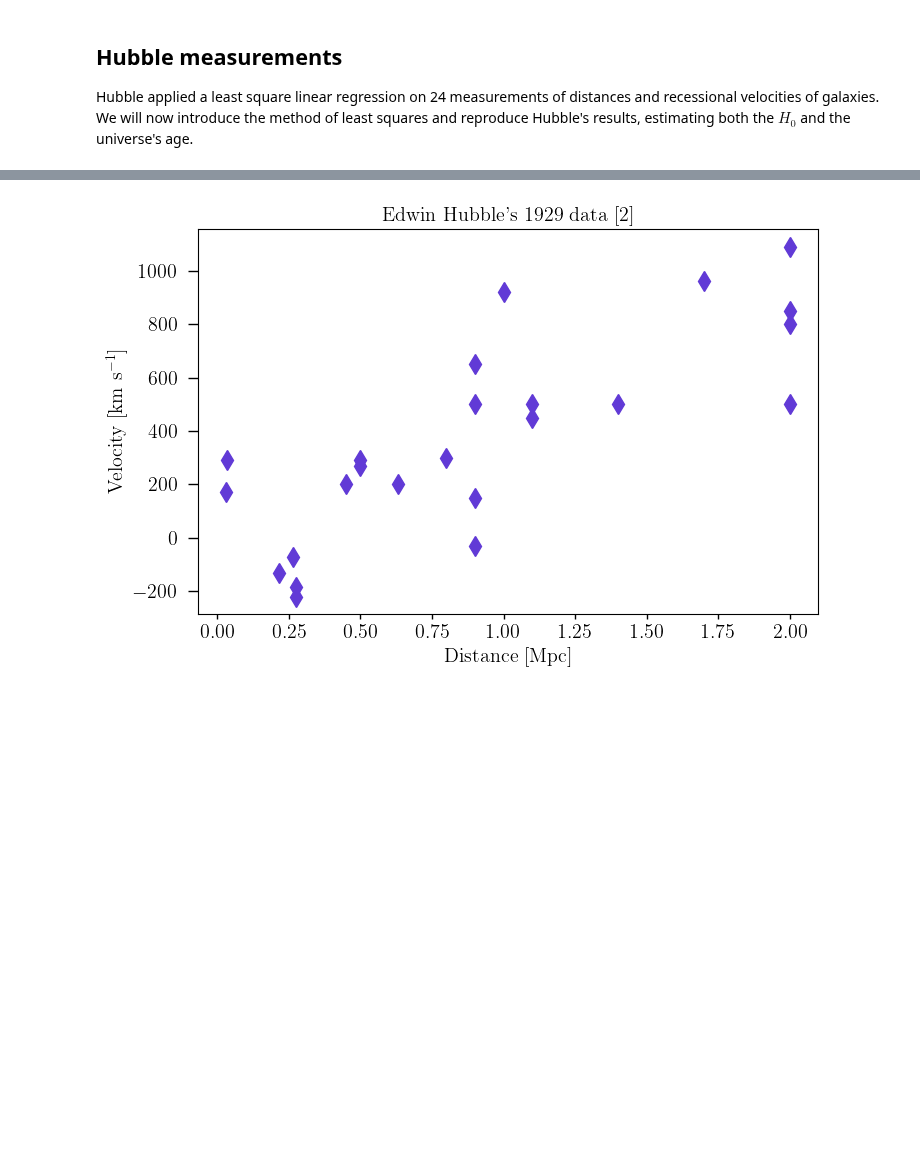
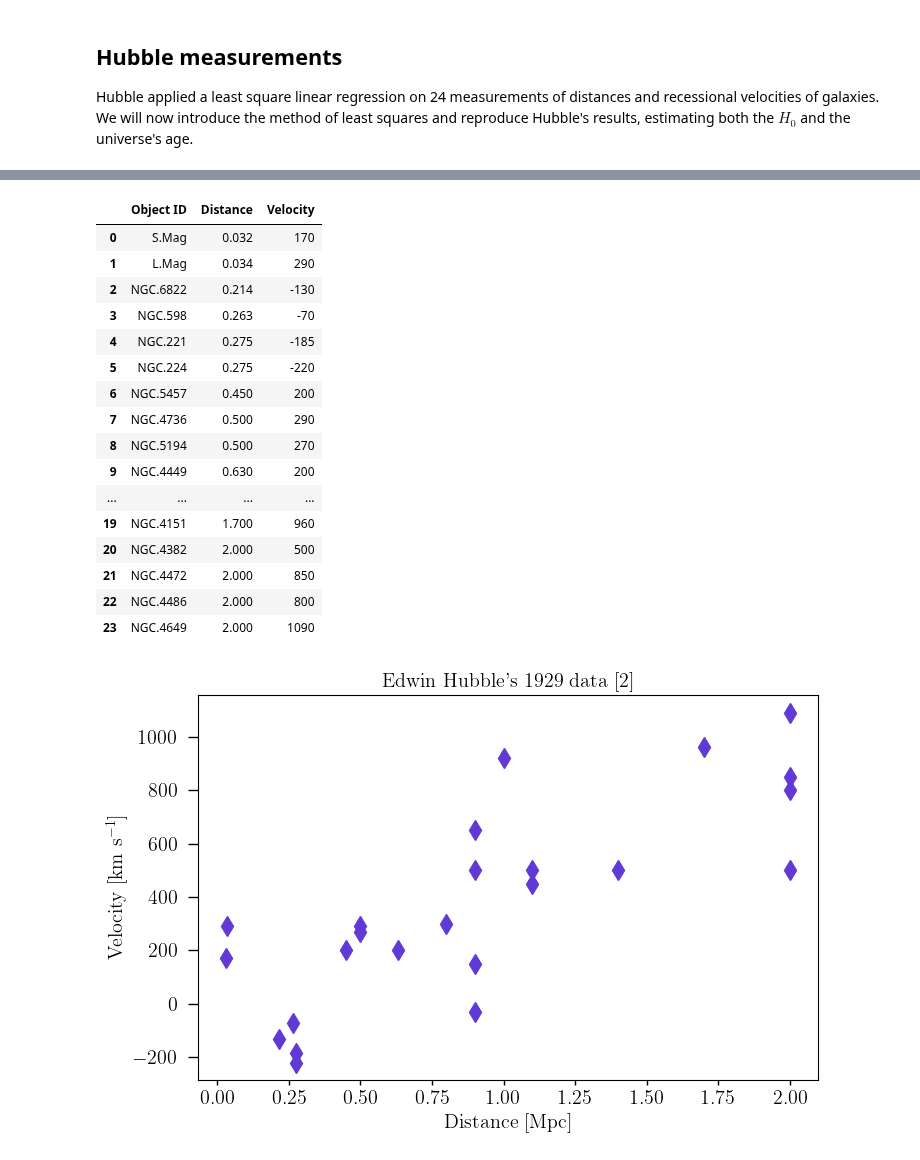
Before and after one commit to bernarditaried/Hubble-Lemaitre-Law, a Jupyter notebook: tutorial.ipynb, the cells around one changed output, grey strips where cells are left out. Drawn from its saved outputs; the diff is of its cells as text; code cells hidden in the pictures; blank space fills up the shorter version.

```diff
--- a/tutorial.ipynb
+++ b/tutorial.ipynb
@@ -159,6 +159,62 @@ In the above table, Hubble listed the galaxies used. In addition to its labels,
 </center>
 
 We will upload the distance and velocity columns in a pandas dataframe:
+# %%
+import numpy as np
+import matplotlib.pyplot as plt
+import pandas as pd
+
+plt.rcParams.update({
+'lines.color':'black',
+'font.family':'serif',
+'font.weight':'normal',
+'text.color':'black',
+'text.usetex':True,
+'axes.edgecolor':'black',
+'axes.titlesize':'x-large',
+'axes.labelsize':'x-large',
+'axes.labelcolor':'black',
+'xtick.labelsize':'x-large',
+'xtick.minor.width':1.0,
+'xtick.major.width':1.0,
+'ytick.major.size':7,
+'ytick.minor.size':4,
+'ytick.major.pad':8,
+'ytick.minor.pad':8,
+'ytick.labelsize':'x-large',
+'ytick.minor.width':1.0,
+'ytick.major.width':1.0,
+'legend.numpoints':1,
+'legend.fontsize':'x-large',
+'legend.shadow':False,
+'legend.frameon':False})
+
+color_1 = "#00B9E4"
+color_2 = "#FF0035"
+color_3 = "#613AD6"
+color_4 = "#FFC602"
+
+data = "Hubble_data.csv" # change then to the github url!
+df = pd.read_csv(data, sep=';')
+df
+# %% [output]
+|  | Object ID | Distance | Velocity |
+| 0 | S.Mag | 0.032 | 170 |
+| 1 | L.Mag | 0.034 | 290 |
+| 2 | NGC.6822 | 0.214 | -130 |
+| 3 | NGC.598 | 0.263 | -70 |
+| 4 | NGC.221 | 0.275 | -185 |
+| 5 | NGC.224 | 0.275 | -220 |
+| 6 | NGC.5457 | 0.450 | 200 |
+| 7 | NGC.4736 | 0.500 | 290 |
+| 8 | NGC.5194 | 0.500 | 270 |
+| 9 | NGC.4449 | 0.630 | 200 |
+| ... | ... | ... | ... |
+| 19 | NGC.4151 | 1.700 | 960 |
+| 20 | NGC.4382 | 2.000 | 500 |
+| 21 | NGC.4472 | 2.000 | 850 |
+| 22 | NGC.4486 | 2.000 | 800 |
+| 23 | NGC.4649 | 2.000 | 1090 |
 # %%
 x = df["Distance"] # Measured in Mpc
 y = df["Velocity"] # Measured in km/s
```
Also changed, not shown: parts of 2 cells of this notebook.
